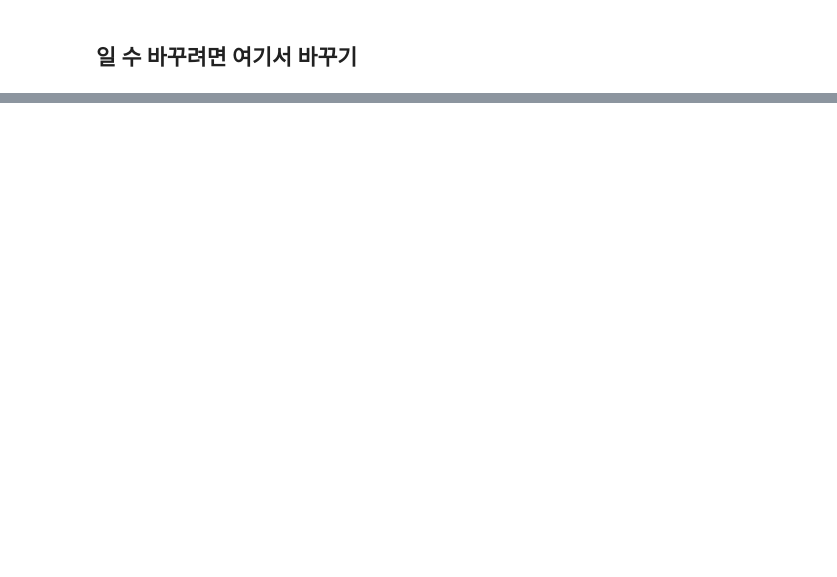
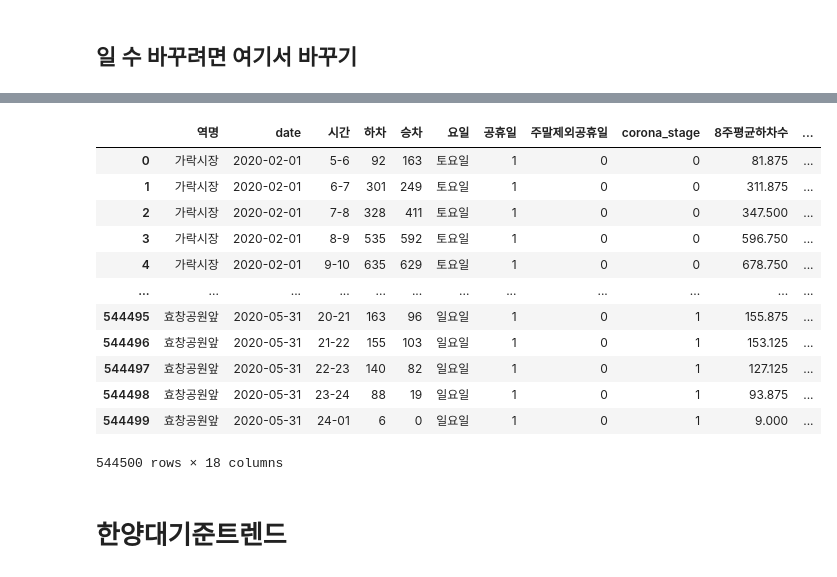
Before and after one commit to Changyoon-Lee/big_contest, a Jupyter notebook: modeling/datamerging.ipynb, the cells around one changed output, grey strips where cells are left out. Saved outputs shown, nothing was run; the diff lists cells and outputs as text; code cells hidden in the pictures; blank space fills up the shorter version.

```diff
--- a/modeling/datamerging.ipynb
+++ b/modeling/datamerging.ipynb
@@ -121,6 +205,7 @@ for i,val in enumerate(renew_df['역명'].unique()):
     else :
         df_conc = pd.concat([df_conc,df_sta],axis=0)
     ra = pd.merge(renew_df,df_conc, on = ['date','역명'],how='left')
+ra.drop('구', axis=1, inplace=True)
 # %% [output]
 A value is trying to be set on a copy of a slice from a DataFrame
 
@@ -224,3 +309,4 @@ df_.reset_index(drop=True, inplace=True)
 # %%
 # df_[:213].to_pickle("검색어트렌드.pkl")
 df_3 = pd.read_pickle("검색어트렌드.pkl")
+df_3_temp = copy.deepcopy(df_3)
@@ -227,6 +329,27 @@ df_3 = pd.read_pickle("검색어트렌드.pkl")
+# %%
+df_3_temp.set_index('period', inplace=True)
 # %%
+import numpy as np
 df_3_temp = df_3_temp/np.mean(df_3)
 df_3_temp = df_3_temp.stack().reset_index()
 df_3_temp.columns=['date','역명','검색트랜드']
 df_3_temp['date'] = pd.to_datetime(df_3_temp['date'])
-rara = pd.merge(ra, df_3_temp, on = ['date','역명'],how='inner')
+rara = pd.merge(ra, df_3_temp, on = ['date','역명'],how='left')
+# %%
+rara
+# %% [output]
+|  | 역명 | date | 시간 | 하차 | 승차 | 요일 | 공휴일 | 주말제외공휴일 | corona_stage | 8주평균하차수 | ... |
+| 0 | 가락시장 | 2020-02-01 | 5-6 | 92 | 163 | 토요일 | 1 | 0 | 0 | 81.875 | ... |
+| 1 | 가락시장 | 2020-02-01 | 6-7 | 301 | 249 | 토요일 | 1 | 0 | 0 | 311.875 | ... |
+| 2 | 가락시장 | 2020-02-01 | 7-8 | 328 | 411 | 토요일 | 1 | 0 | 0 | 347.500 | ... |
+| 3 | 가락시장 | 2020-02-01 | 8-9 | 535 | 592 | 토요일 | 1 | 0 | 0 | 596.750 | ... |
+| 4 | 가락시장 | 2020-02-01 | 9-10 | 635 | 629 | 토요일 | 1 | 0 | 0 | 678.750 | ... |
+| ... | ... | ... | ... | ... | ... | ... | ... | ... | ... | ... | ... |
+| 544495 | 효창공원앞 | 2020-05-31 | 20-21 | 163 | 96 | 일요일 | 1 | 0 | 1 | 155.875 | ... |
+| 544496 | 효창공원앞 | 2020-05-31 | 21-22 | 155 | 103 | 일요일 | 1 | 0 | 1 | 153.125 | ... |
+| 544497 | 효창공원앞 | 2020-05-31 | 22-23 | 140 | 82 | 일요일 | 1 | 0 | 1 | 127.125 | ... |
+| 544498 | 효창공원앞 | 2020-05-31 | 23-24 | 88 | 19 | 일요일 | 1 | 0 | 1 | 93.875 | ... |
+| 544499 | 효창공원앞 | 2020-05-31 | 24-01 | 6 | 0 | 일요일 | 1 | 0 | 1 | 9.000 | ... |
+544500 rows × 18 columns
+# %% [markdown]
+# 한양대기준트렌드
```
Also changed, not shown: parts of 48 cells of this notebook, 16 other files.
